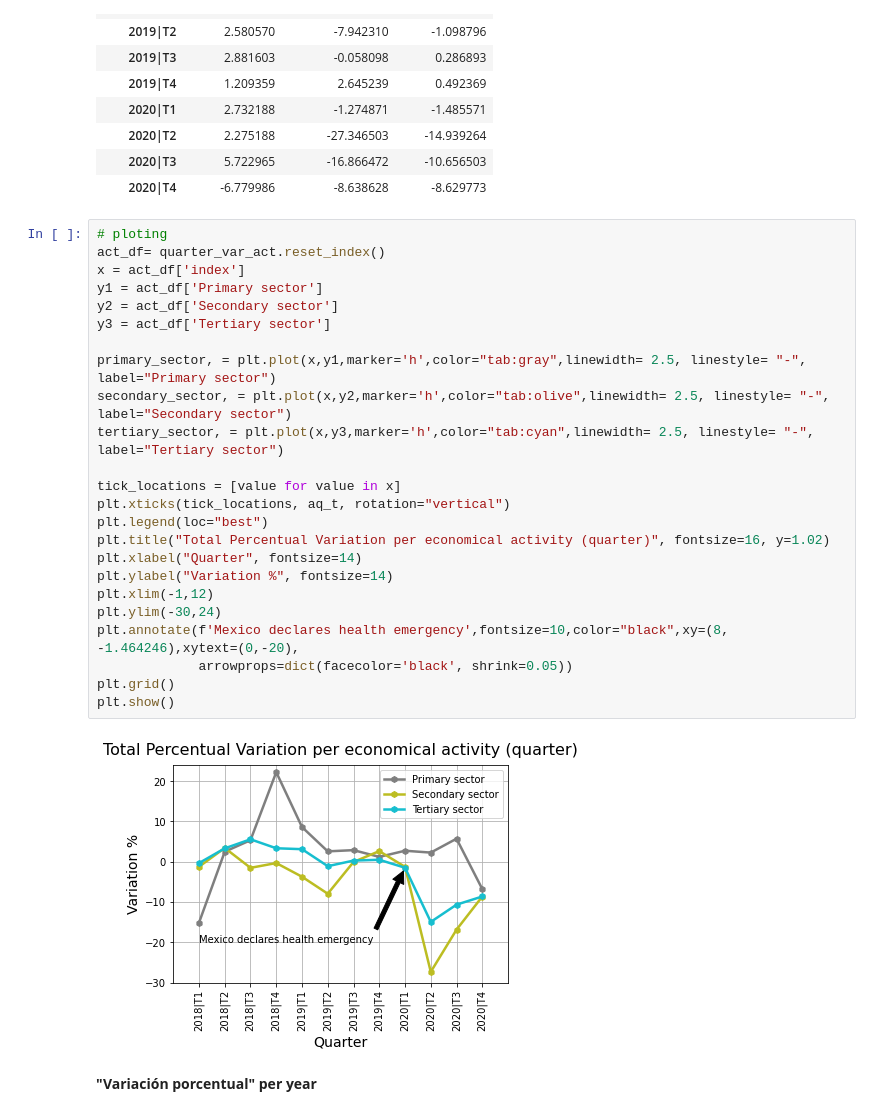
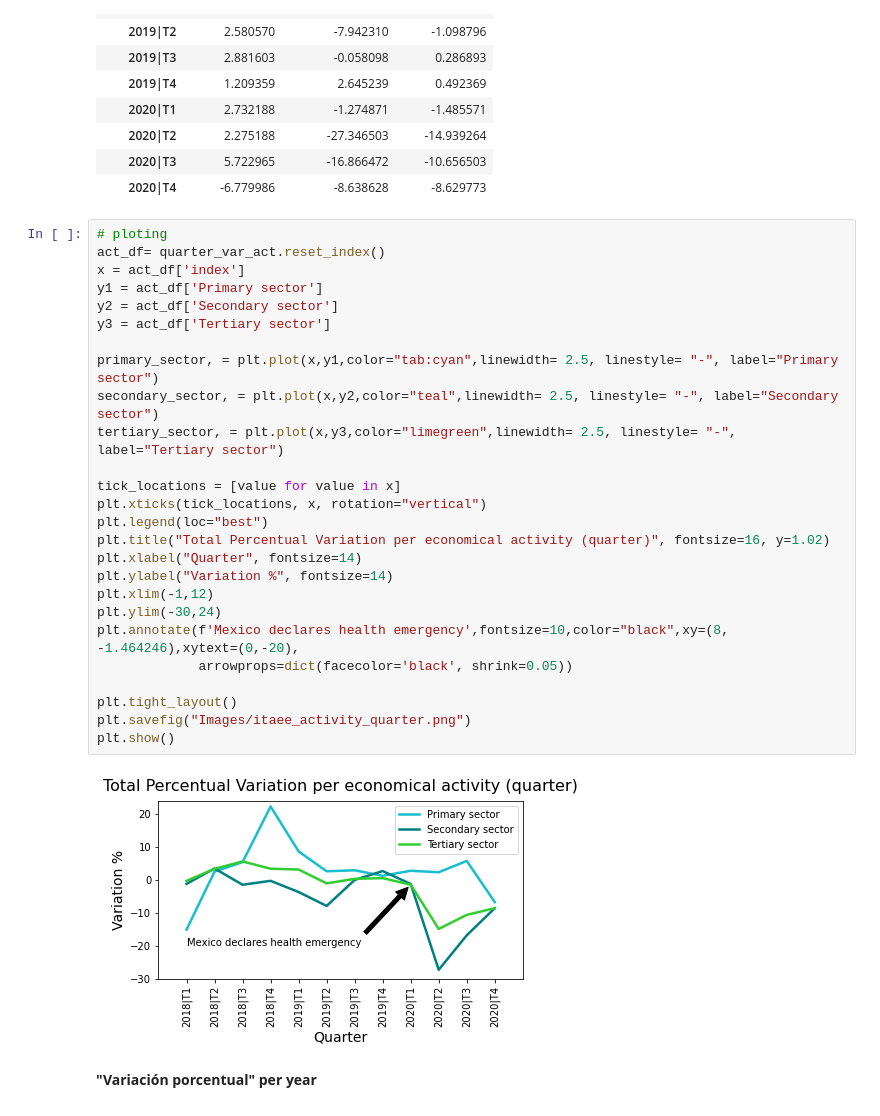
Before and after one commit to martinsingla/data-project, a Jupyter notebook: ec_activity.ipynb, the cells around one changed output. Drawn from its saved outputs; the diff is of its cells as text.

```diff
--- a/ec_activity.ipynb
+++ b/ec_activity.ipynb
@@ -254,29 +245,31 @@ quarter_var_act
 # %%
 # ploting
 act_df= quarter_var_act.reset_index()
 x = act_df['index']
 y1 = act_df['Primary sector']
 y2 = act_df['Secondary sector']
 y3 = act_df['Tertiary sector']
 
-primary_sector, = plt.plot(x,y1,marker='h',color="tab:gray",linewidth= 2.5, linestyle= "-", label="Primary sector")
-secondary_sector, = plt.plot(x,y2,marker='h',color="tab:olive",linewidth= 2.5, linestyle= "-", label="Secondary sector")
-tertiary_sector, = plt.plot(x,y3,marker='h',color="tab:cyan",linewidth= 2.5, linestyle= "-", label="Tertiary sector")
+primary_sector, = plt.plot(x,y1,color="tab:cyan",linewidth= 2.5, linestyle= "-", label="Primary sector")
+secondary_sector, = plt.plot(x,y2,color="teal",linewidth= 2.5, linestyle= "-", label="Secondary sector")
+tertiary_sector, = plt.plot(x,y3,color="limegreen",linewidth= 2.5, linestyle= "-", label="Tertiary sector")
 
 tick_locations = [value for value in x]
-plt.xticks(tick_locations, aq_t, rotation="vertical")
+plt.xticks(tick_locations, x, rotation="vertical")
 plt.legend(loc="best")
 plt.title("Total Percentual Variation per economical activity (quarter)", fontsize=16, y=1.02)
 plt.xlabel("Quarter", fontsize=14)
 plt.ylabel("Variation %", fontsize=14)
 plt.xlim(-1,12)
 plt.ylim(-30,24)
 plt.annotate(f'Mexico declares health emergency',fontsize=10,color="black",xy=(8, -1.464246),xytext=(0,-20),
              arrowprops=dict(facecolor='black', shrink=0.05))
-plt.grid()
+
+plt.tight_layout()
+plt.savefig("Images/itaee_activity_quarter.png")
 plt.show()
 # %% [output]
-[figure, old version]
+[figure, new version]
 # %% [markdown]
 **"Variación porcentual" per year**
 # %%
```
Also changed, not shown: parts of 5 cells of this notebook, 6 other files.
